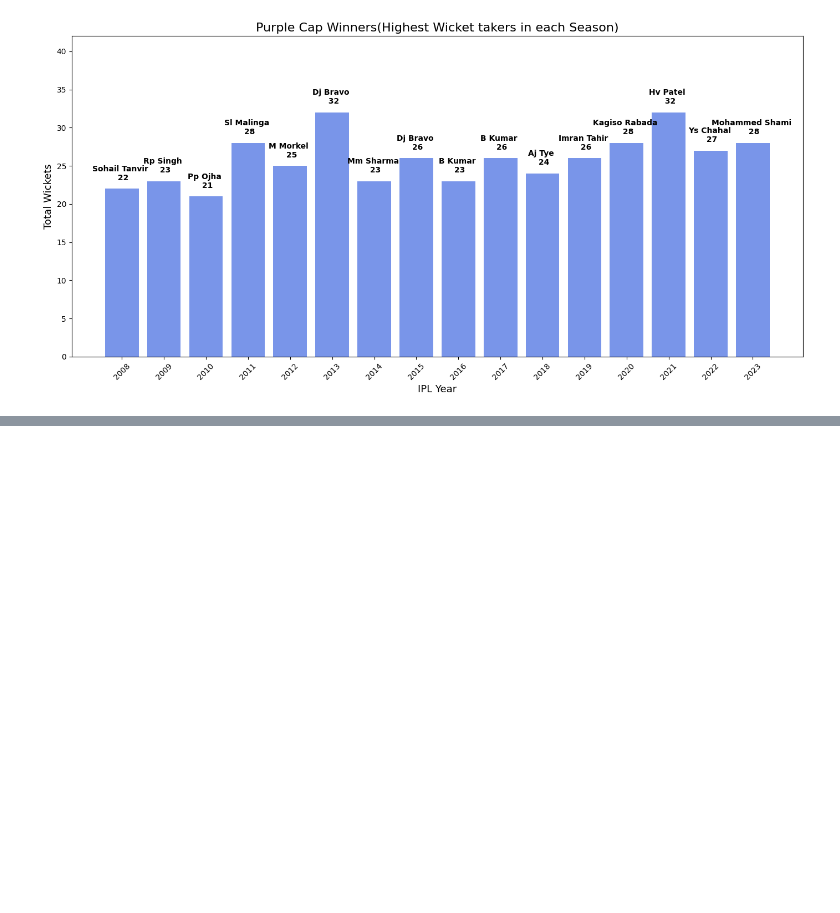
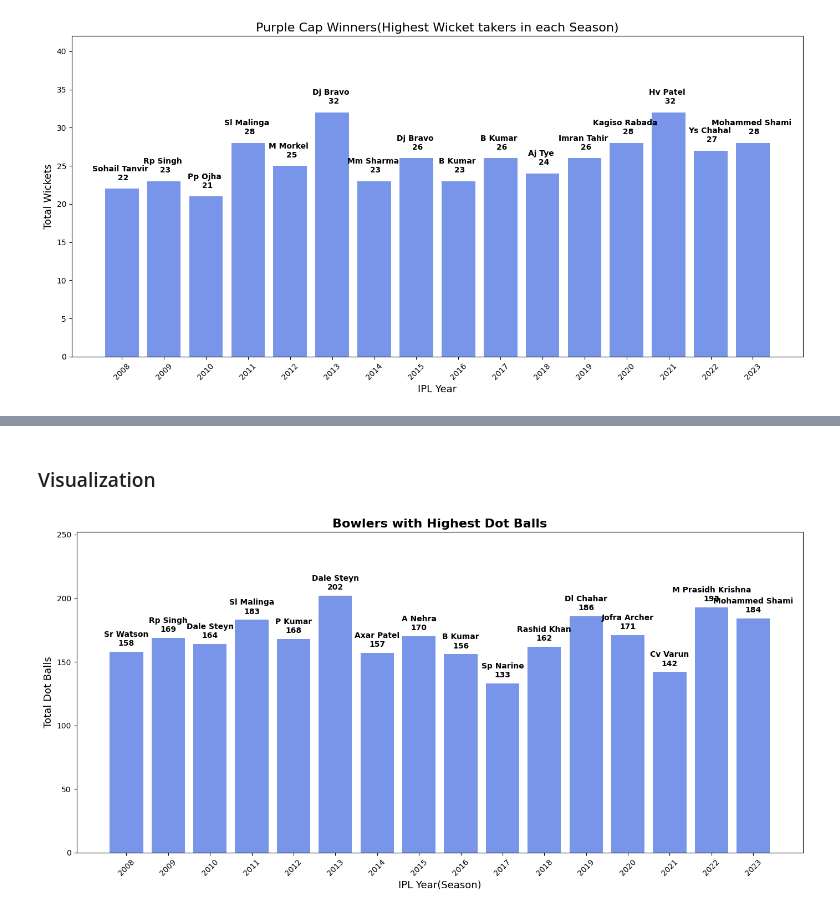
Before and after one commit to Sujil75/Data-Analytics-Practices, a Jupyter notebook: IPL_Data_EDA.ipynb, the cells around one changed output, grey strips where cells are left out. Drawn from its saved outputs; the diff is of its cells as text; code cells hidden in the pictures; blank space fills up the shorter version.

Commit message:
Added Bowlers with Highest Dot balls in each season(year)

```diff
--- a/IPL_Data_EDA.ipynb
+++ b/IPL_Data_EDA.ipynb
@@ -634,0 +639,12 @@ plt.show()
+# %%
+# Get total dot balls
+bowlers_with_dot_balls = df.groupby(['Year', 'Bowler'])['is_dot_balls'].sum().reset_index()
+
+# Get index of highest dot balls in each season
+highest_dot_bowlers_yrly_idx = bowlers_with_dot_balls.groupby('Year')['is_dot_balls'].idxmax()
+
+# Get season wise highest dot bowlers data
+highest_dot_bowlers_yrly = bowlers_with_dot_balls.loc[highest_dot_bowlers_yrly_idx]
+
+# Changind column name
+highest_dot_bowlers_yrly = highest_dot_bowlers_yrly.rename(columns={'is_dot_balls': 'Total Dot Balls'})
@@ -634,0 +669,37 @@ plt.show()
+# %% [markdown]
+### Visualization
+# %%
+# Visualization plot figure
+plt.figure(figsize=(14, 7))
+bars = plt.bar(
+    highest_dot_bowlers_yrly['Year'].astype(str),
+    highest_dot_bowlers_yrly['Total Dot Balls'],
+    color='royalblue',
+    alpha=0.7
+)
+
+# Naming each bars
+for bar, bowler, dots in zip(
+    bars,
+    highest_dot_bowlers_yrly['Bowler'],
+    highest_dot_bowlers_yrly['Total Dot Balls']
+):
+  plt.text(
+      bar.get_x() + bar.get_width() / 2,
+      bar.get_height() + 10,
+      f'{bowler}\n{dots}',
+      ha='center', va='center', fontsize=10, fontweight='bold'
+  )
+
+# Adding labels and title
+plt.xlabel('IPL Year(Season)', fontsize=13)
+plt.ylabel('Total Dot Balls', fontsize=13)
+plt.title('Bowlers with Highest Dot Balls', fontsize=16, fontweight='bold')
+
+# Designing the chart
+plt.ylim(0, highest_dot_bowlers_yrly['Total Dot Balls'].max() + 50)
+plt.xticks(rotation=45)
+plt.tight_layout()
+plt.show()
+# %% [output]
+[figure, added]
```
Also changed, not shown: parts of 3 cells of this notebook.
